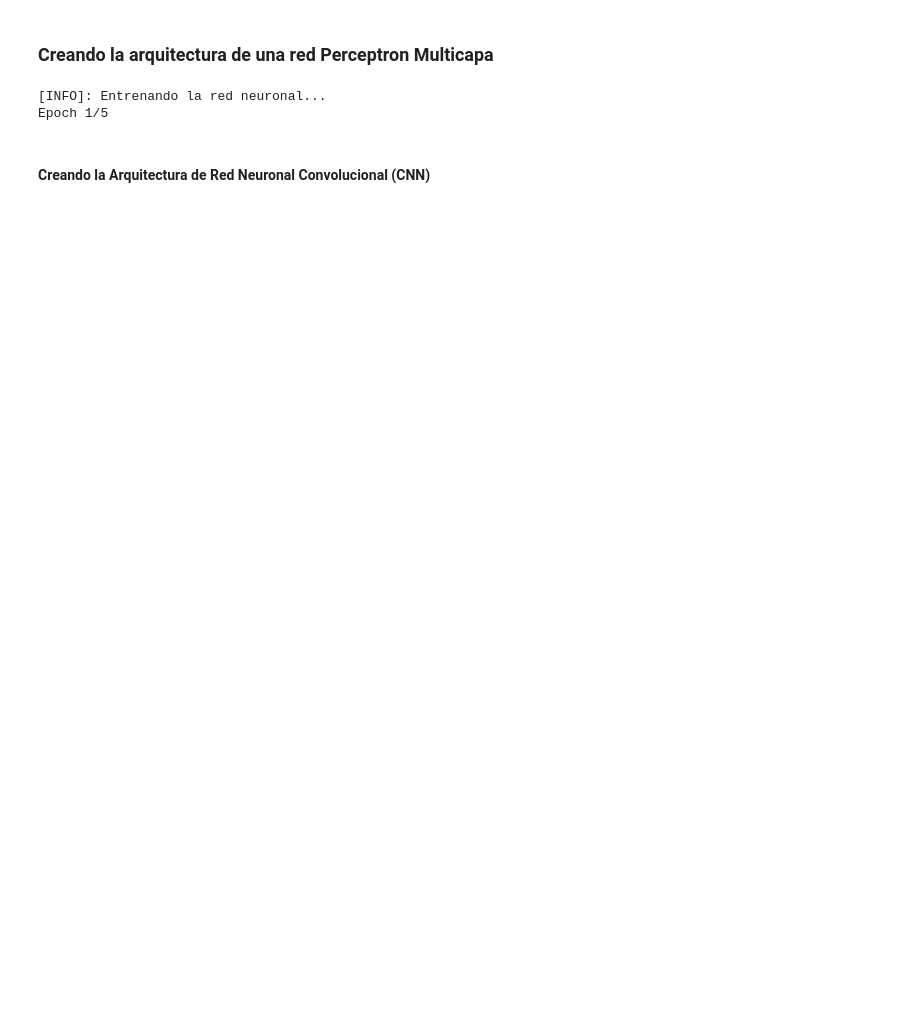
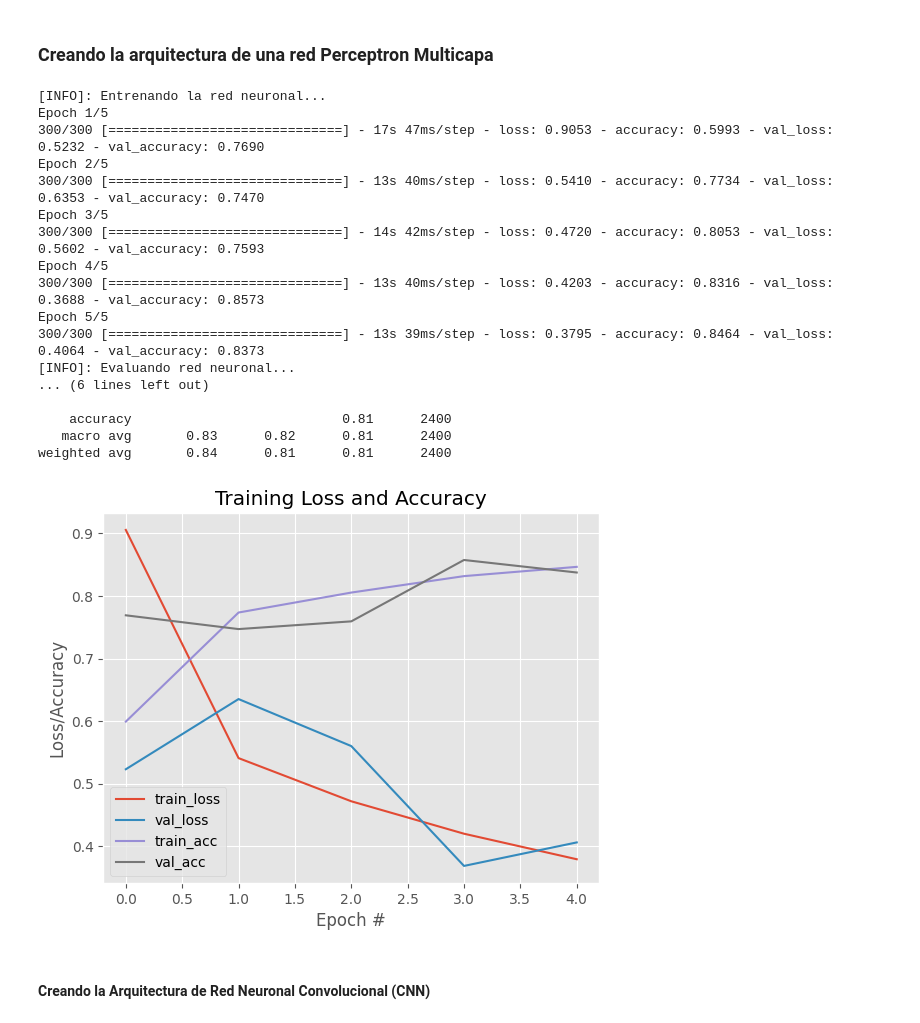
Before and after one commit to ljham/RNDL-shoes, a Jupyter notebook: Proyecto_Programación_Deep_Learning_Grupo_03.ipynb, the cells around one changed output. Drawn from its saved outputs; the diff is of its cells as text; code cells hidden in the pictures; blank space fills up the shorter version.

```diff
--- a/Proyecto_Programación_Deep_Learning_Grupo_03.ipynb
+++ b/Proyecto_Programación_Deep_Learning_Grupo_03.ipynb
@@ -237,34 +224,50 @@ from tensorflow.keras.optimizers import SGD
 
 # Arquitectura de red - modo API Sequential
 
 mlp = Sequential()
 mlp.add(Flatten())
-mlp.add(Dense(2048, input_shape=(102*136*3,), activation="relu"))
+mlp.add(Dense(2048, input_shape=(160*160*3,), activation="relu"))
 mlp.add(Dense(1024, activation="relu"))
 mlp.add(Dense(512, activation="relu"))
 mlp.add(Dense(128, activation="relu"))
 mlp.add(Dense(32, activation="relu"))
 mlp.add(Dense(10, activation="softmax"))
 
 # Compilamos el modelo y entrenamos
 
 mlp.compile(optimizer=SGD(learning_rate=0.01),
             loss="sparse_categorical_crossentropy",
             metrics=["accuracy"]
             )
 
 # Entrenamos el perceptrón multicapa
 print("[INFO]: Entrenando la red neuronal...")
 H = mlp.fit(train_ds_pt, epochs=5, steps_per_epoch=train_ds_pt_card, validation_data=val_ds_norm)
 
 # Learning curves
 visualize_learning_curve(H)
 
 # Evaluando el modelo de predicción con las imágenes de test
 evaluate_model(mlp, arr_test_image, arr_test_label)
 # %% [output]
 [INFO]: Entrenando la red neuronal...
 Epoch 1/5
+300/300 [==============================] - 17s 47ms/step - loss: 0.9053 - accuracy: 0.5993 - val_loss: 0.5232 - val_accuracy: 0.7690
+Epoch 2/5
+300/300 [==============================] - 13s 40ms/step - loss: 0.5410 - accuracy: 0.7734 - val_loss: 0.6353 - val_accuracy: 0.7470
+Epoch 3/5
+300/300 [==============================] - 14s 42ms/step - loss: 0.4720 - accuracy: 0.8053 - val_loss: 0.5602 - val_accuracy: 0.7593
+Epoch 4/5
+300/300 [==============================] - 13s 40ms/step - loss: 0.4203 - accuracy: 0.8316 - val_loss: 0.3688 - val_accuracy: 0.8573
+Epoch 5/5
+300/300 [==============================] - 13s 39ms/step - loss: 0.3795 - accuracy: 0.8464 - val_loss: 0.4064 - val_accuracy: 0.8373
+[INFO]: Evaluando red neuronal...
+... (6 lines left out)
+
+    accuracy                           0.81      2400
+   macro avg       0.83      0.82      0.81      2400
+weighted avg       0.84      0.81      0.81      2400
+[figure, added]
 # %% [markdown]
 #### Creando la Arquitectura de Red Neuronal Convolucional (CNN)
 # %%
```
Also changed, not shown: parts of 34 cells of this notebook.
